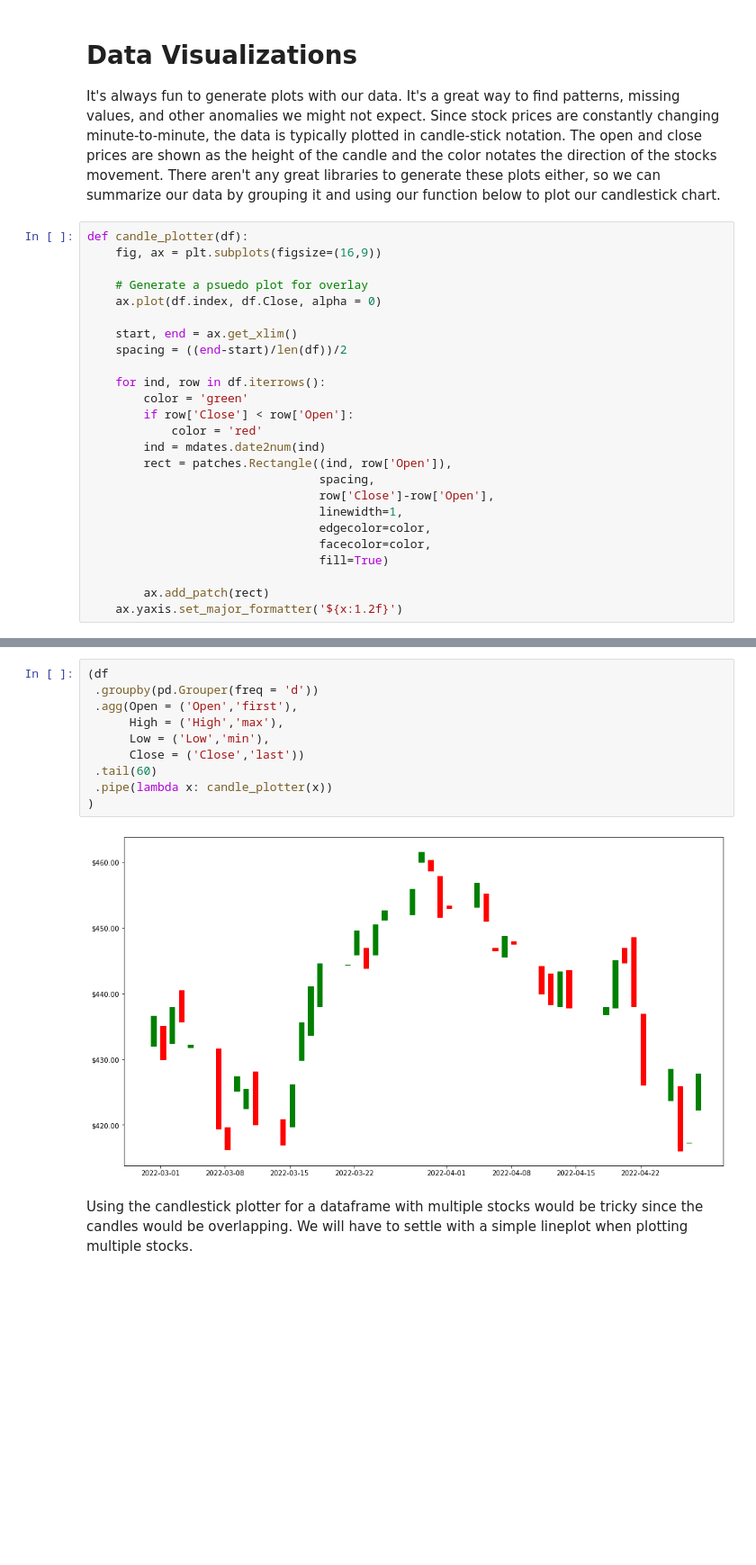
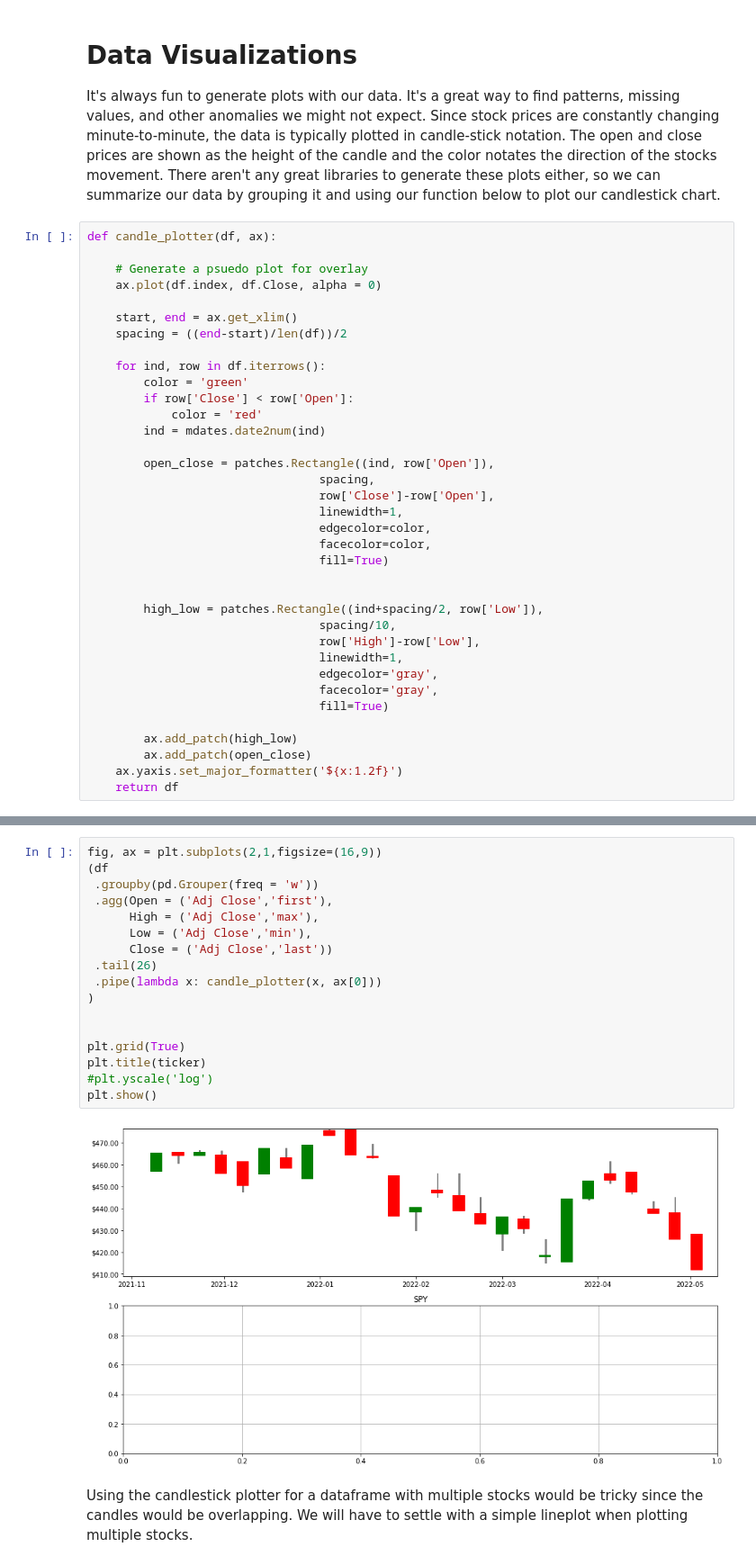
Before and after one commit to MichaelHotaling/blog, a Jupyter notebook: _notebooks/2022-04-28-stock-market-lstm.ipynb, the cells around one changed output, grey strips where cells are left out. Shown at 90% size. Saved outputs shown, nothing was run; the diff lists cells and outputs as text; blank space fills up the shorter version.

```diff
--- a/_notebooks/2022-04-28-stock-market-lstm.ipynb
+++ b/_notebooks/2022-04-28-stock-market-lstm.ipynb
@@ -109,8 +113,7 @@ df_m.tail(10)
 # Data Visualizations
 It's always fun to generate plots with our data. It's a great way to find patterns, missing values, and other anomalies we might not expect. Since stock prices are constantly changing minute-to-minute, the data is typically plotted in candle-stick notation.  The open and close prices are shown as the height of the candle and the color notates the direction of the stocks movement. There aren't any great libraries to generate these plots either, so we can summarize our data by grouping it and using our function below to plot our candlestick chart.
 # %%
-def candle_plotter(df):
-    fig, ax = plt.subplots(figsize=(16,9))
+def candle_plotter(df, ax):
 
     # Generate a psuedo plot for overlay
     ax.plot(df.index, df.Close, alpha = 0)
@@ -123,7 +126,8 @@ def candle_plotter(df):
         if row['Close'] < row['Open']:
             color = 'red'
         ind = mdates.date2num(ind)
-        rect = patches.Rectangle((ind, row['Open']),
+
+        open_close = patches.Rectangle((ind, row['Open']),
                                  spacing,
                                  row['Close']-row['Open'],
                                  linewidth=1,
@@ -131,6 +135,17 @@ def candle_plotter(df):
                                  facecolor=color,
                                  fill=True)
 
-        ax.add_patch(rect)
+
+        high_low = patches.Rectangle((ind+spacing/2, row['Low']),
+                                 spacing/10,
+                                 row['High']-row['Low'],
+                                 linewidth=1,
+                                 edgecolor='gray',
+                                 facecolor='gray',
+                                 fill=True)
+
+        ax.add_patch(high_low)
+        ax.add_patch(open_close)
     ax.yaxis.set_major_formatter('${x:1.2f}')
+    return df
 # %%
@@ -152,15 +170,22 @@ plt.show()
 # %%
+fig, ax = plt.subplots(2,1,figsize=(16,9))
 (df
- .groupby(pd.Grouper(freq = 'd'))
- .agg(Open = ('Open','first'),
-      High = ('High','max'),
-      Low = ('Low','min'),
-      Close = ('Close','last'))
- .tail(60)
- .pipe(lambda x: candle_plotter(x))
+ .groupby(pd.Grouper(freq = 'w'))
+ .agg(Open = ('Adj Close','first'),
+      High = ('Adj Close','max'),
+      Low = ('Adj Close','min'),
+      Close = ('Adj Close','last'))
+ .tail(26)
+ .pipe(lambda x: candle_plotter(x, ax[0]))
 )
+
+
+plt.grid(True)
+plt.title(ticker)
+#plt.yscale('log')
+plt.show()
 # %% [output]
-[figure, old version]
+[figure, new version]
 # %% [markdown]
 Using the candlestick plotter for a dataframe with multiple stocks would be tricky since the candles would be overlapping. We will have to settle with a simple lineplot when plotting multiple stocks.
 # %%
```
Also changed, not shown: parts of 16 cells of this notebook.
